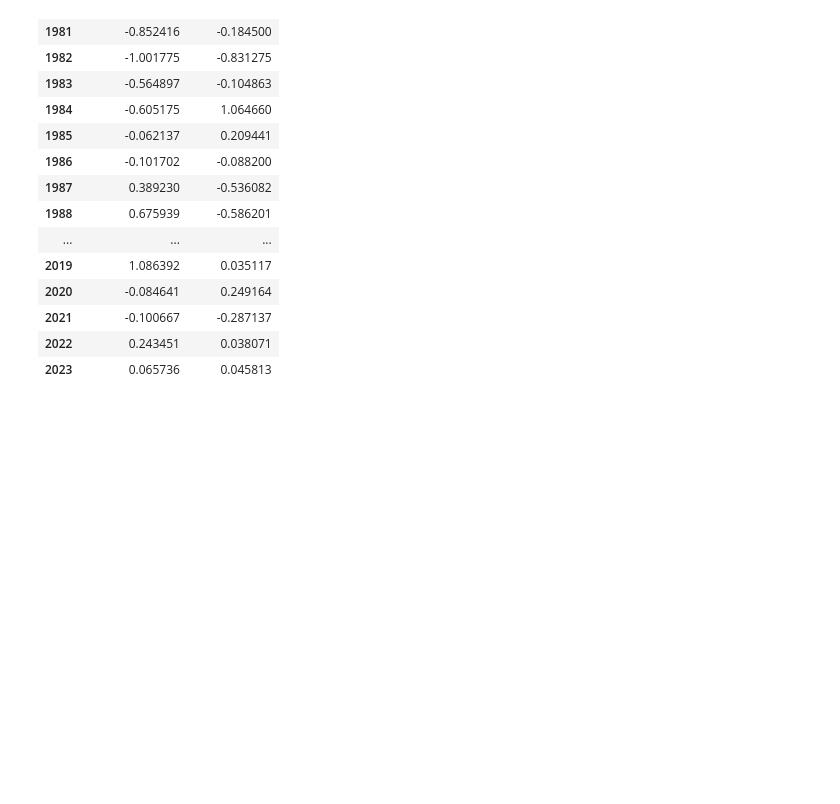
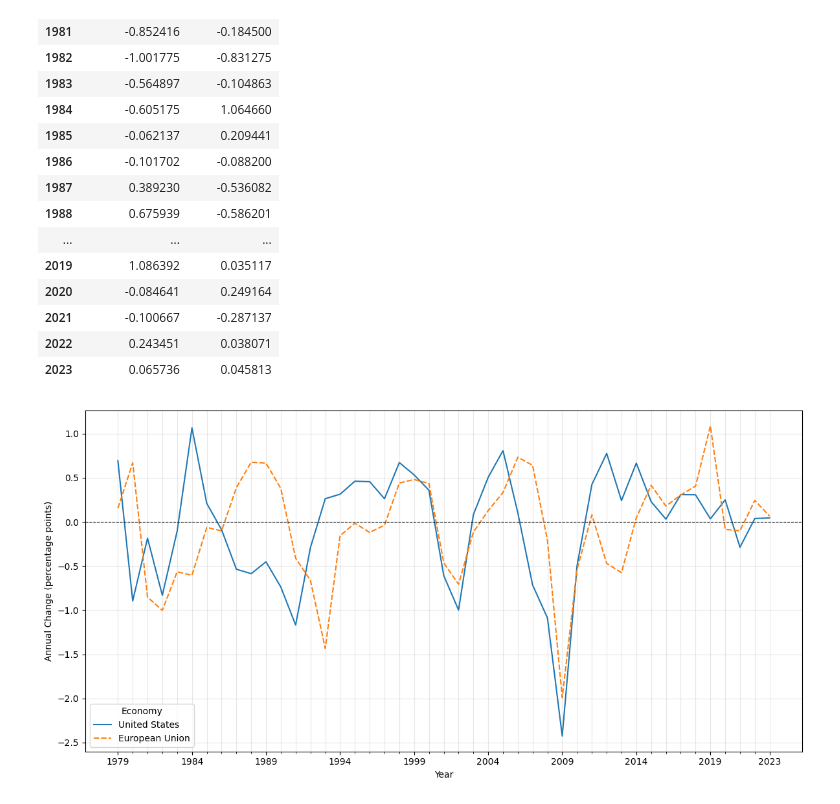
Before and after one commit to sabalunax/RKiF_Analiza, a Jupyter notebook: Analiza_RKiF.ipynb, the cells around one changed output. Drawn from its saved outputs; the diff is of its cells as text; code cells hidden in the pictures; blank space fills up the shorter version.

```diff
--- a/Analiza_RKiF.ipynb
+++ b/Analiza_RKiF.ipynb
@@ -294,3 +293,41 @@ df_changes
 | 2021 | -0.100667 | -0.287137 |
 | 2022 | 0.243451 | 0.038071 |
 | 2023 | 0.065736 | 0.045813 |
+# %%
+import matplotlib.pyplot as plt
+import seaborn as sns
+import numpy as np
+
+# First differences data
+df_plot = df_changes[['United States', 'European Union']].dropna().copy()
+
+plt.figure(figsize=(12, 6))
+
+ax = sns.lineplot(data=df_plot.reset_index(drop=True))
+
+plt.xlabel('Year')
+plt.ylabel('Annual Change (percentage points)')
+
+plt.legend(title='Economy')
+plt.grid(alpha=0.3)
+
+# Labels every 5 observations, including the final year (2023)
+ticks = list(np.arange(0, len(df_plot), 5))
+
+if ticks[-1] != len(df_plot) - 1:
+    ticks.append(len(df_plot) - 1)
+
+ax.set_xticks(ticks)
+ax.set_xticklabels(df_plot.index[ticks])
+
+# Minor gridlines for each year
+ax.set_xticks(np.arange(len(df_plot)), minor=True)
+ax.grid(which='minor', axis='x', alpha=0.3)
+
+# Zero reference line
+plt.axhline(0, color='black', linestyle='--', linewidth=0.8)
+
+plt.tight_layout()
+plt.show()
+# %% [output]
+[figure, added]
```
Also changed, not shown: parts of 1 cell of this notebook.
